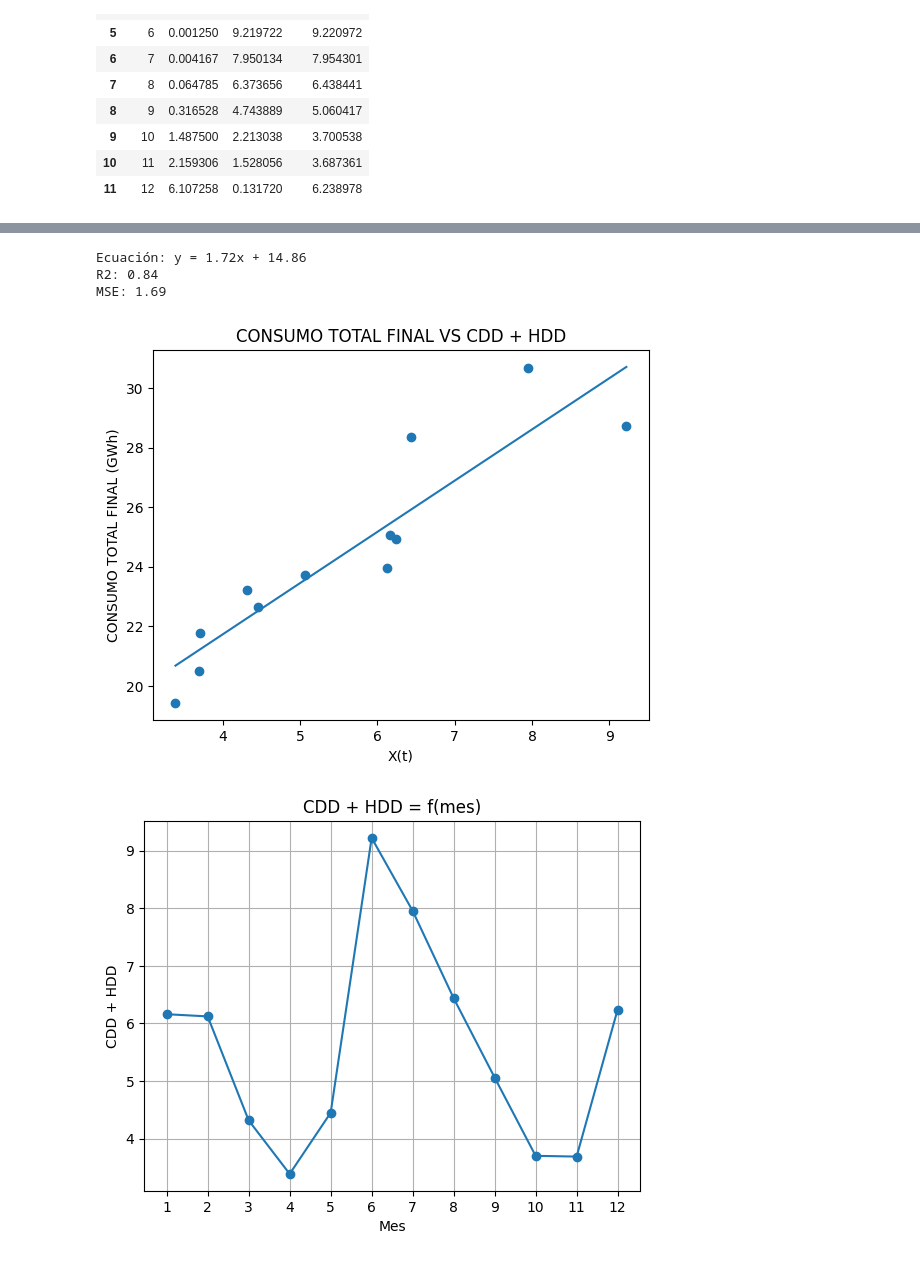
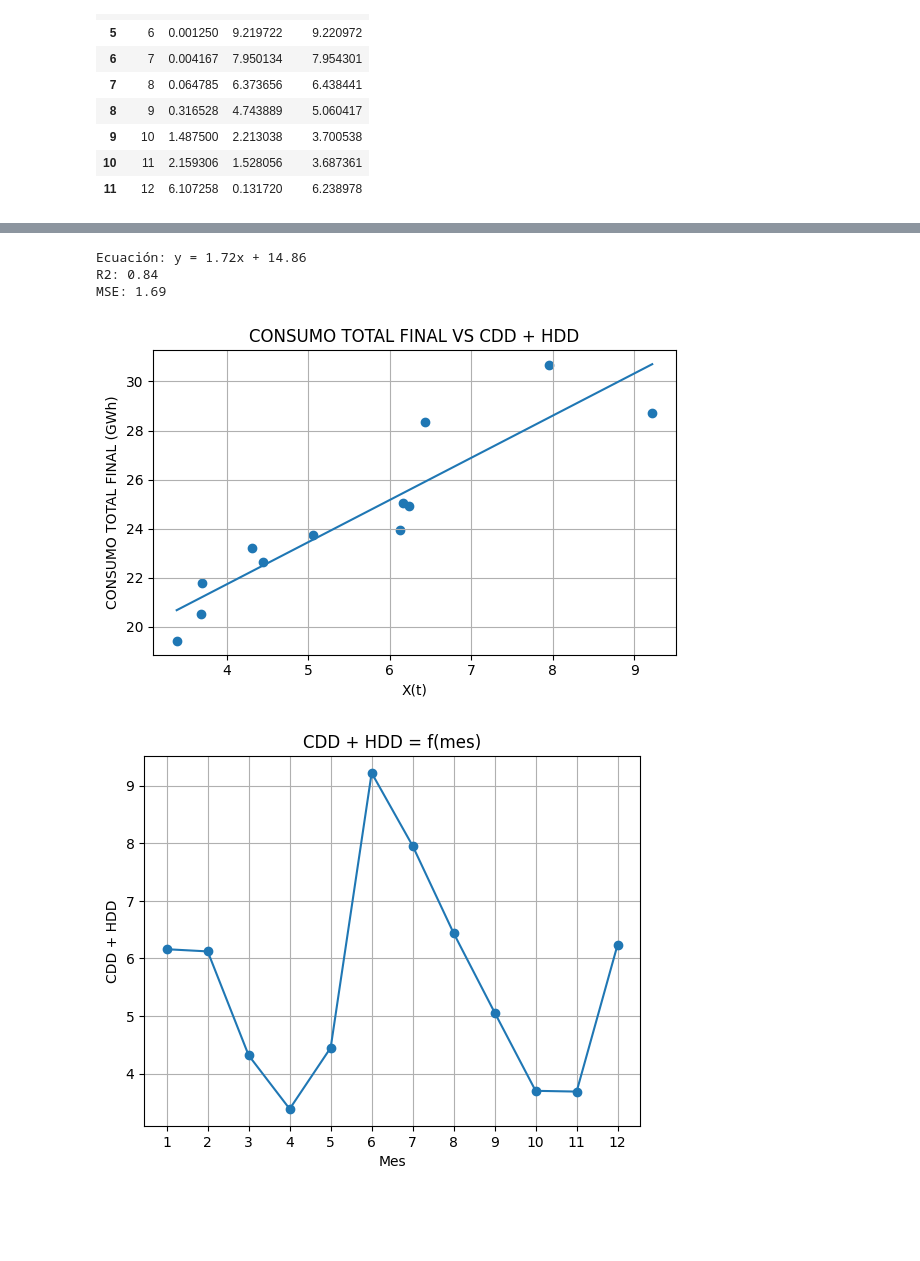
Before and after one commit to SantiagoEzequielDrelewicz/TP-LMC, a Jupyter notebook: tplmc.ipynb, the cells around one changed output, grey strips where cells are left out. Saved outputs shown, nothing was run; the diff lists cells and outputs as text; code cells hidden in the pictures; blank space fills up the shorter version.

```diff
--- a/tplmc.ipynb
+++ b/tplmc.ipynb
@@ -682,35 +683,38 @@ y = np.array(CONS_TOT_FIN_SUM_L) # SUMA DE CONSUMO TOTAL FINAL también almacena
 #definimos la variable modelo:
 modelo = LinearRegression()
 modelo.fit(x, y) # le damos las variables al modelo.
 
 pendiente = modelo.coef_[0] # variable pendiente
 interseccion = modelo.intercept_ #variable ordenada al origen
 
 y_pred = modelo.predict(x) #array de elementos y predichos por el modelo para cada valor de x provisto al mismo (véase variables anteriores).
 
 r2 = r2_score(y, y_pred) # --> más alto, mayor variablilidad explicada por la variable dependiente.
 mse = mean_squared_error(y, y_pred) #error cuadrático medio.
 
 
 #Resultados:
 print(f"Ecuación: y = {pendiente:.2f}x + {interseccion:.2f}")
 print (f"R2: {r2:.2f}")
 print (f"MSE: {mse:.2f}")
+plt.figure(figsize=(6,4))
 plt.scatter(x, y)
 
 x_line = np.linspace(x.min(), x.max(), 100).reshape(-1,1)
 y_line = modelo.predict(x_line)
-
 plt.plot(x_line, y_line)
 plt.title('CONSUMO TOTAL FINAL VS CDD + HDD')
 plt.xlabel('X(t)')
 plt.ylabel('CONSUMO TOTAL FINAL (GWh)')
+plt.grid()
+plt.tight_layout()
+plt.savefig("figuras/consumo_total_final_vs_cdd_hdd.png") # guardar la figura
 plt.show()
 # %% [output]
 Ecuación: y = 1.72x + 14.86
 R2: 0.84
 MSE: 1.69
-[figure, old version]
+[figure, new version]
 # %%
 #Gráfico de (CDD + HDD) vs mes
 
```
Also changed, not shown: parts of 13 cells of this notebook, 13 other files.
